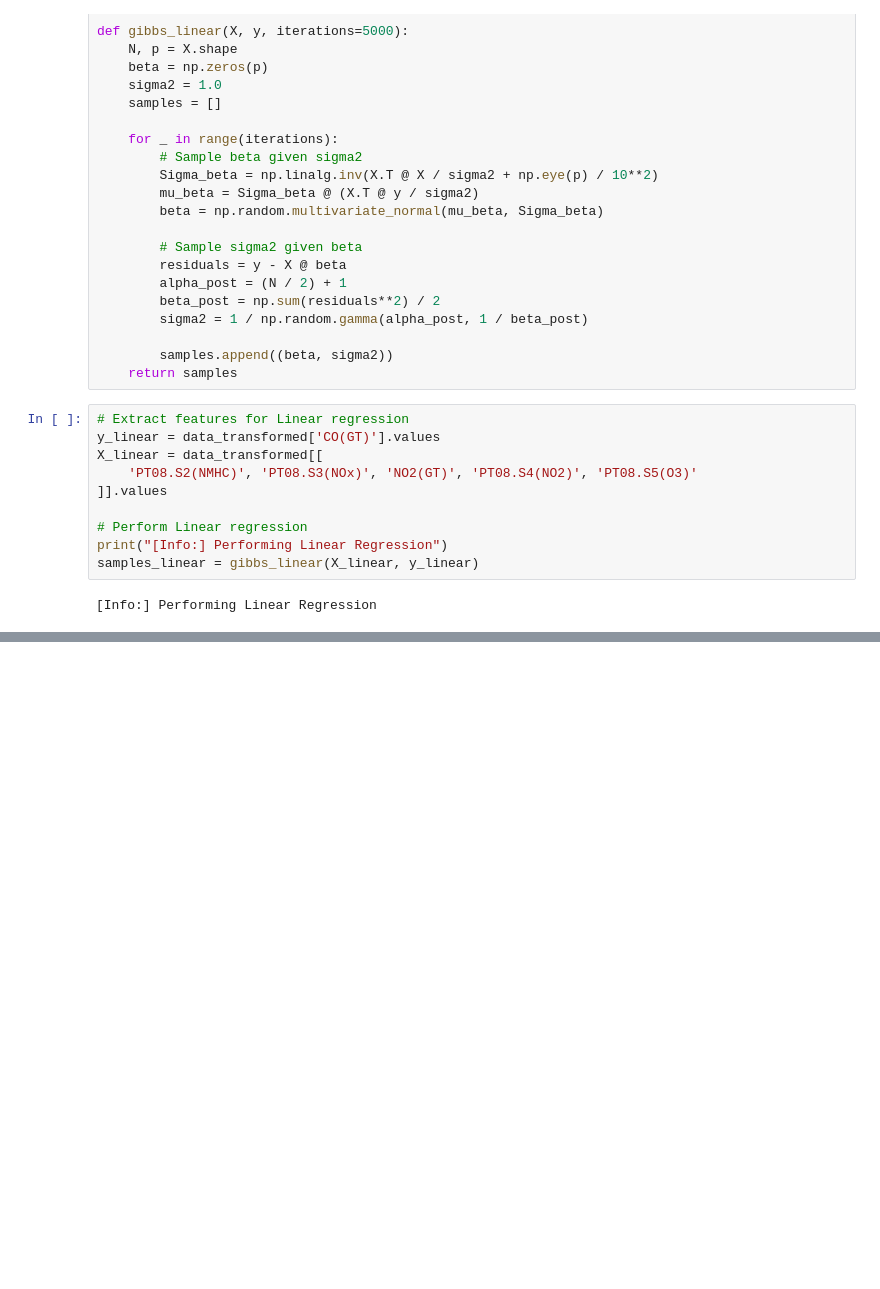
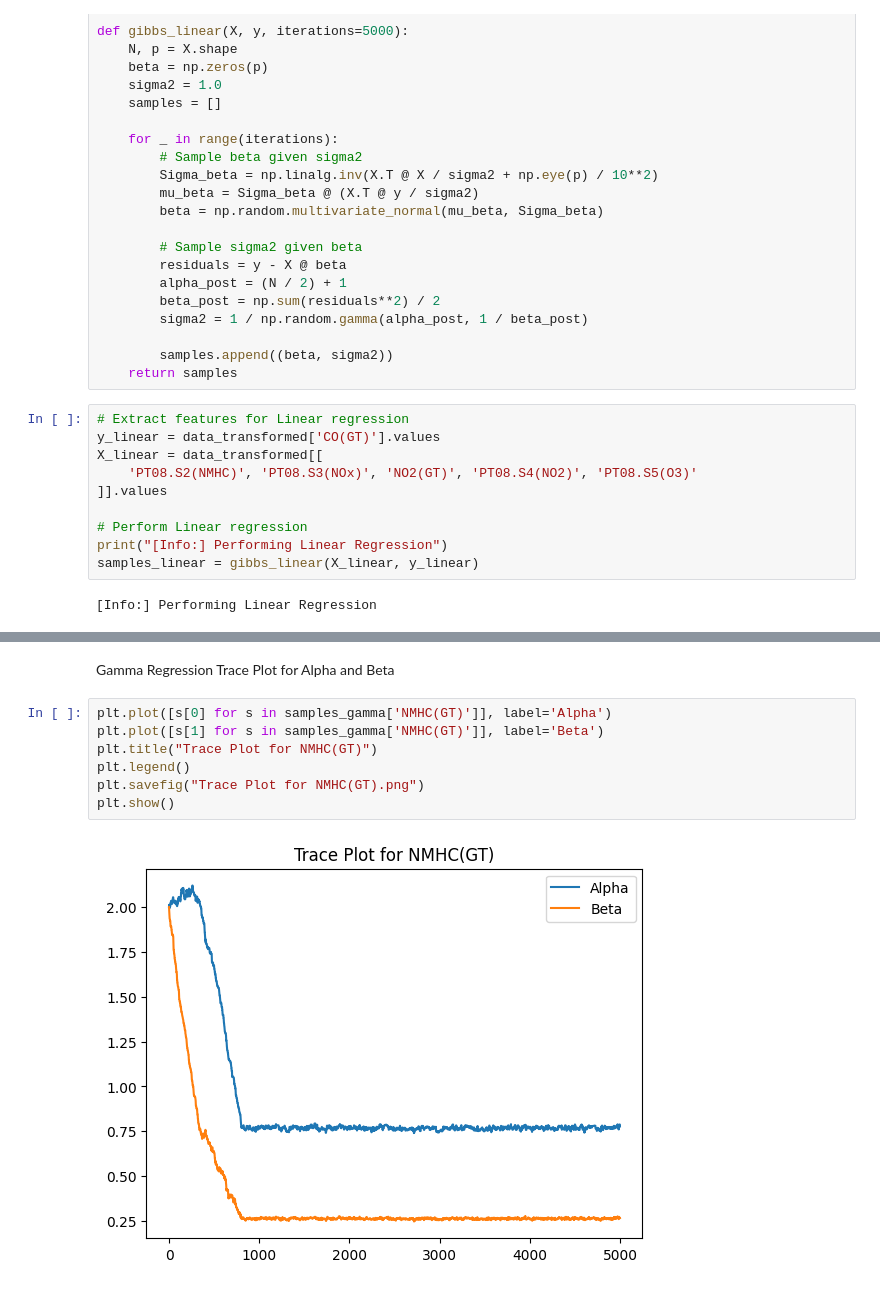
Before and after one commit to alcatraz47/Bayesian_Analysis_on_AQI, a Jupyter notebook: model_dev.ipynb, the cells around one changed output, grey strips where cells are left out. Cells and saved outputs as stored; diff of their text form; blank space fills up the shorter version.

```diff
--- a/model_dev.ipynb
+++ b/model_dev.ipynb
@@ -215,0 +318,11 @@ Last 5 samples of coefficients and sigma2:
+# %% [markdown]
+Gamma Regression Trace Plot for Alpha and Beta
+# %%
+plt.plot([s[0] for s in samples_gamma['NMHC(GT)']], label='Alpha')
+plt.plot([s[1] for s in samples_gamma['NMHC(GT)']], label='Beta')
+plt.title("Trace Plot for NMHC(GT)")
+plt.legend()
+plt.savefig("Trace Plot for NMHC(GT).png")
+plt.show()
+# %% [output]
+[figure, added]
```
Also changed, not shown: parts of 22 cells of this notebook, 9 other files.
